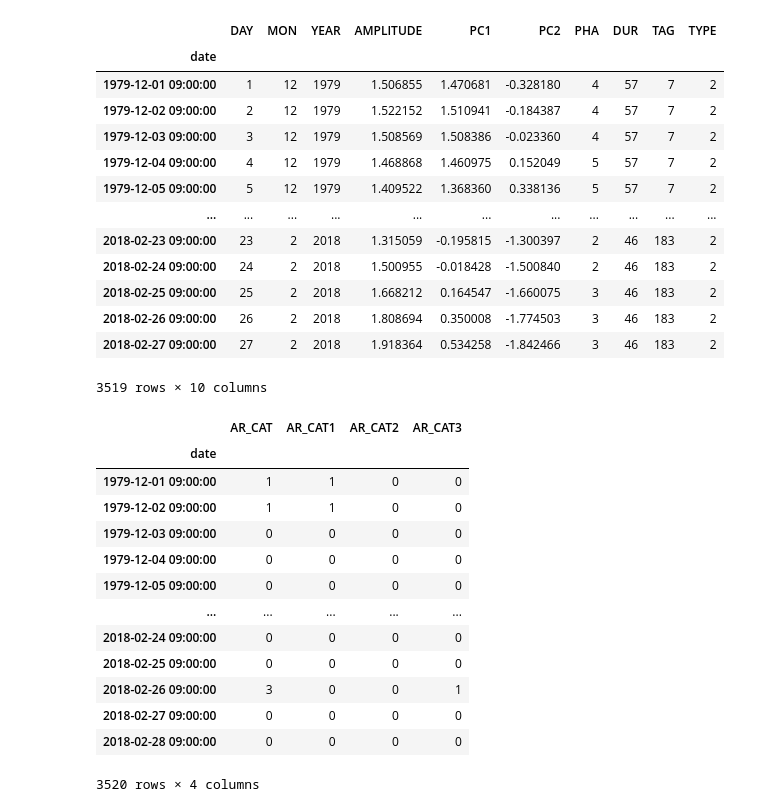
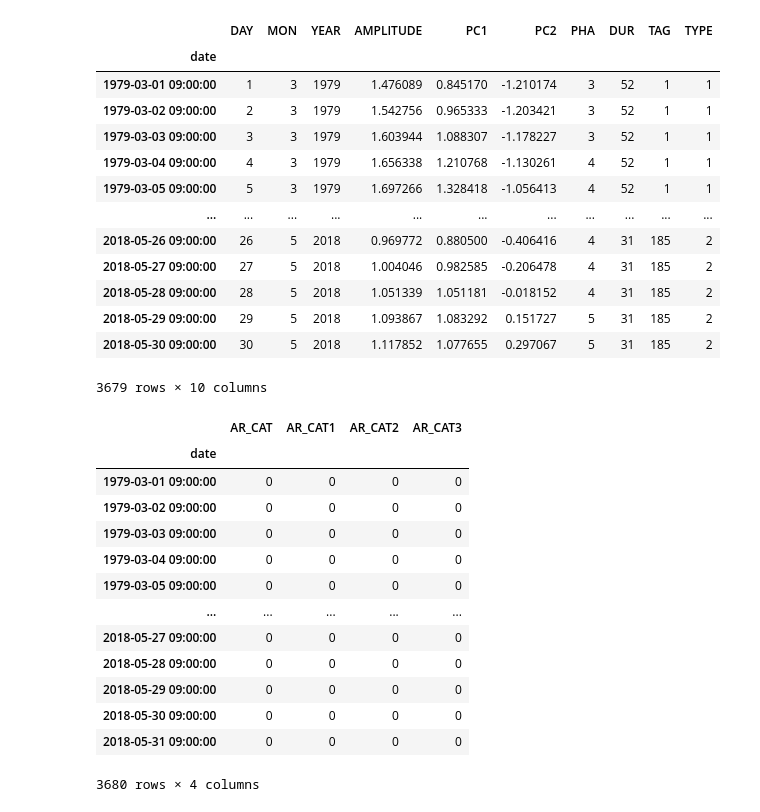
Before and after one commit to dlnash/AR_types, a Jupyter notebook: analysis/MJO_barplot_zscore.ipynb, the cells around one changed output. Cells and saved outputs as stored; diff of their text form; code cells hidden in the pictures.

```diff
--- a/analysis/MJO_barplot_zscore.ipynb
+++ b/analysis/MJO_barplot_zscore.ipynb
@@ -61,3 +27,10 @@ ar_dict = djf_dict
+# %%
+yaml_doc = '../data/config.yml'
+
+config = yaml.load(open(yaml_doc), Loader=yaml.SafeLoader)
+# djf_dict mam_dict djfmam_dict
+ssn = 'mam'
+ar_dict = config[ssn]
 # %%
 df = pd.read_csv(path_to_data+'teleconnection_indices/mjo.events.ouu.1979.2019.txt',
                 delim_whitespace=True, engine='python')
@@ -82,55 +55,55 @@ df
 # %% [output]
 |  | DAY | MON | YEAR | AMPLITUDE | PC1 | PC2 | PHA | DUR | TAG | TYPE |
 | date |  |  |  |  |  |  |  |  |  |  |
-| 1979-12-01 09:00:00 | 1 | 12 | 1979 | 1.506855 | 1.470681 | -0.328180 | 4 | 57 | 7 | 2 |
-| 1979-12-02 09:00:00 | 2 | 12 | 1979 | 1.522152 | 1.510941 | -0.184387 | 4 | 57 | 7 | 2 |
-| 1979-12-03 09:00:00 | 3 | 12 | 1979 | 1.508569 | 1.508386 | -0.023360 | 4 | 57 | 7 | 2 |
-| 1979-12-04 09:00:00 | 4 | 12 | 1979 | 1.468868 | 1.460975 | 0.152049 | 5 | 57 | 7 | 2 |
-| 1979-12-05 09:00:00 | 5 | 12 | 1979 | 1.409522 | 1.368360 | 0.338136 | 5 | 57 | 7 | 2 |
+| 1979-03-01 09:00:00 | 1 | 3 | 1979 | 1.476089 | 0.845170 | -1.210174 | 3 | 52 | 1 | 1 |
+| 1979-03-02 09:00:00 | 2 | 3 | 1979 | 1.542756 | 0.965333 | -1.203421 | 3 | 52 | 1 | 1 |
+| 1979-03-03 09:00:00 | 3 | 3 | 1979 | 1.603944 | 1.088307 | -1.178227 | 3 | 52 | 1 | 1 |
+| 1979-03-04 09:00:00 | 4 | 3 | 1979 | 1.656338 | 1.210768 | -1.130261 | 4 | 52 | 1 | 1 |
+| 1979-03-05 09:00:00 | 5 | 3 | 1979 | 1.697266 | 1.328418 | -1.056413 | 4 | 52 | 1 | 1 |
 | ... | ... | ... | ... | ... | ... | ... | ... | ... | ... | ... |
-| 2018-02-23 09:00:00 | 23 | 2 | 2018 | 1.315059 | -0.195815 | -1.300397 | 2 | 46 | 183 | 2 |
-| 2018-02-24 09:00:00 | 24 | 2 | 2018 | 1.500955 | -0.018428 | -1.500840 | 2 | 46 | 183 | 2 |
-| 2018-02-25 09:00:00 | 25 | 2 | 2018 | 1.668212 | 0.164547 | -1.660075 | 3 | 46 | 183 | 2 |
-| 2018-02-26 09:00:00 | 26 | 2 | 2018 | 1.808694 | 0.350008 | -1.774503 | 3 | 46 | 183 | 2 |
-| 2018-02-27 09:00:00 | 27 | 2 | 2018 | 1.918364 | 0.534258 | -1.842466 | 3 | 46 | 183 | 2 |
+| 2018-05-26 09:00:00 | 26 | 5 | 2018 | 0.969772 | 0.880500 | -0.406416 | 4 | 31 | 185 | 2 |
+| 2018-05-27 09:00:00 | 27 | 5 | 2018 | 1.004046 | 0.982585 | -0.206478 | 4 | 31 | 185 | 2 |
+| 2018-05-28 09:00:00 | 28 | 5 | 2018 | 1.051339 | 1.051181 | -0.018152 | 4 | 31 | 185 | 2 |
+| 2018-05-29 09:00:00 | 29 | 5 | 2018 | 1.093867 | 1.083292 | 0.151727 | 5 | 31 | 185 | 2 |
+| 2018-05-30 09:00:00 | 30 | 5 | 2018 | 1.117852 | 1.077655 | 0.297067 | 5 | 31 | 185 | 2 |
-3519 rows × 10 columns
+3679 rows × 10 columns
 # %%
 fname_id = 'HUV500t0120050cor'
-filepath = path_to_out + fname_id + 'hma_AR-types-' + ar_dict['ssn'] + '.csv'
+filepath = path_to_out + fname_id + 'hma_AR-types-' + ssn + '.csv'
 df2 = pd.read_csv(filepath)
 df2['date'] = pd.to_datetime(df2['Unnamed: 0'])
 df2 = df2.drop(columns=['Unnamed: 0'])
 df2 = df2.set_index('date')
 
 ## Separate the AR Types into multiple columns
 df2['AR_CAT1'] = 0
 df2['AR_CAT2'] = 0
 df2['AR_CAT3'] = 0
 
 idx = (df2['AR_CAT'] == 1)
 df2.loc[idx, 'AR_CAT1'] = 1
 
 idx = (df2['AR_CAT'] == 2)
 df2.loc[idx, 'AR_CAT2'] = 1
 
 idx = (df2['AR_CAT'] == 3)
 df2.loc[idx, 'AR_CAT3'] = 1
 df2
 # %% [output]
 |  | AR_CAT | AR_CAT1 | AR_CAT2 | AR_CAT3 |
 | date |  |  |  |  |
-| 1979-12-01 09:00:00 | 1 | 1 | 0 | 0 |
-| 1979-12-02 09:00:00 | 1 | 1 | 0 | 0 |
-| 1979-12-03 09:00:00 | 0 | 0 | 0 | 0 |
-| 1979-12-04 09:00:00 | 0 | 0 | 0 | 0 |
-| 1979-12-05 09:00:00 | 0 | 0 | 0 | 0 |
+| 1979-03-01 09:00:00 | 0 | 0 | 0 | 0 |
+| 1979-03-02 09:00:00 | 0 | 0 | 0 | 0 |
+| 1979-03-03 09:00:00 | 0 | 0 | 0 | 0 |
+| 1979-03-04 09:00:00 | 0 | 0 | 0 | 0 |
+| 1979-03-05 09:00:00 | 0 | 0 | 0 | 0 |
 | ... | ... | ... | ... | ... |
-| 2018-02-24 09:00:00 | 0 | 0 | 0 | 0 |
-| 2018-02-25 09:00:00 | 0 | 0 | 0 | 0 |
-| 2018-02-26 09:00:00 | 3 | 0 | 0 | 1 |
-| 2018-02-27 09:00:00 | 0 | 0 | 0 | 0 |
-| 2018-02-28 09:00:00 | 0 | 0 | 0 | 0 |
+| 2018-05-27 09:00:00 | 0 | 0 | 0 | 0 |
+| 2018-05-28 09:00:00 | 0 | 0 | 0 | 0 |
+| 2018-05-29 09:00:00 | 0 | 0 | 0 | 0 |
+| 2018-05-30 09:00:00 | 0 | 0 | 0 | 0 |
+| 2018-05-31 09:00:00 | 0 | 0 | 0 | 0 |
-3520 rows × 4 columns
+3680 rows × 4 columns
 # %%
 ## join MJO df and ar df
 new_df = df2.join(df)
```
Also changed, not shown: parts of 12 cells of this notebook, 25 other files.
